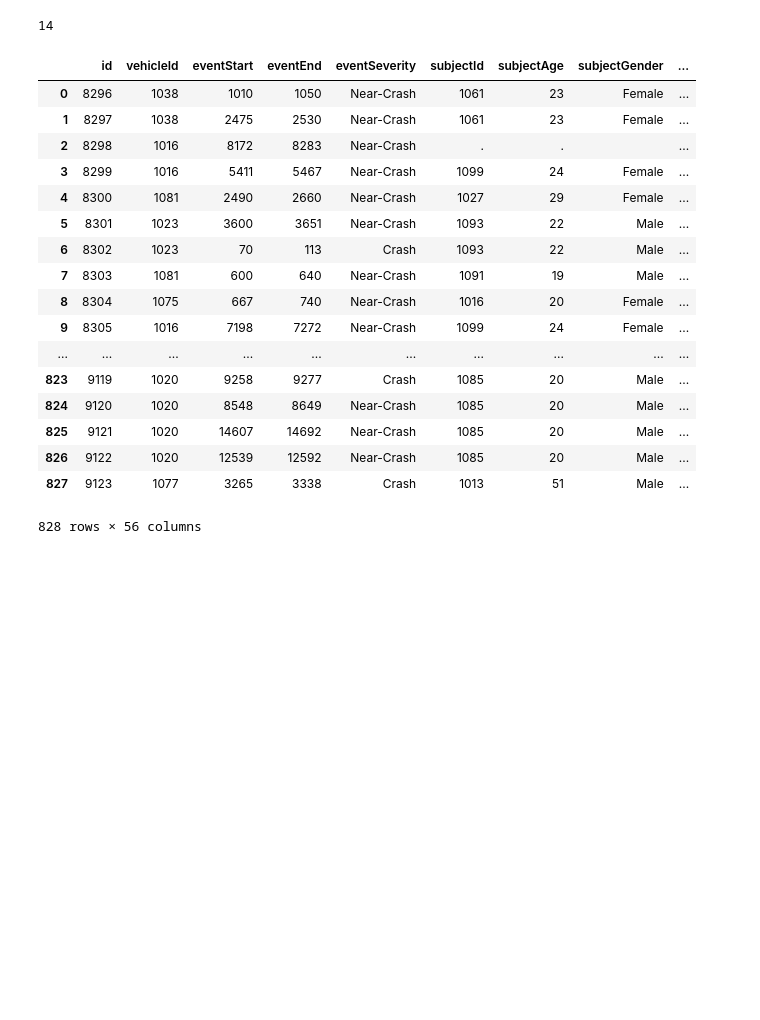
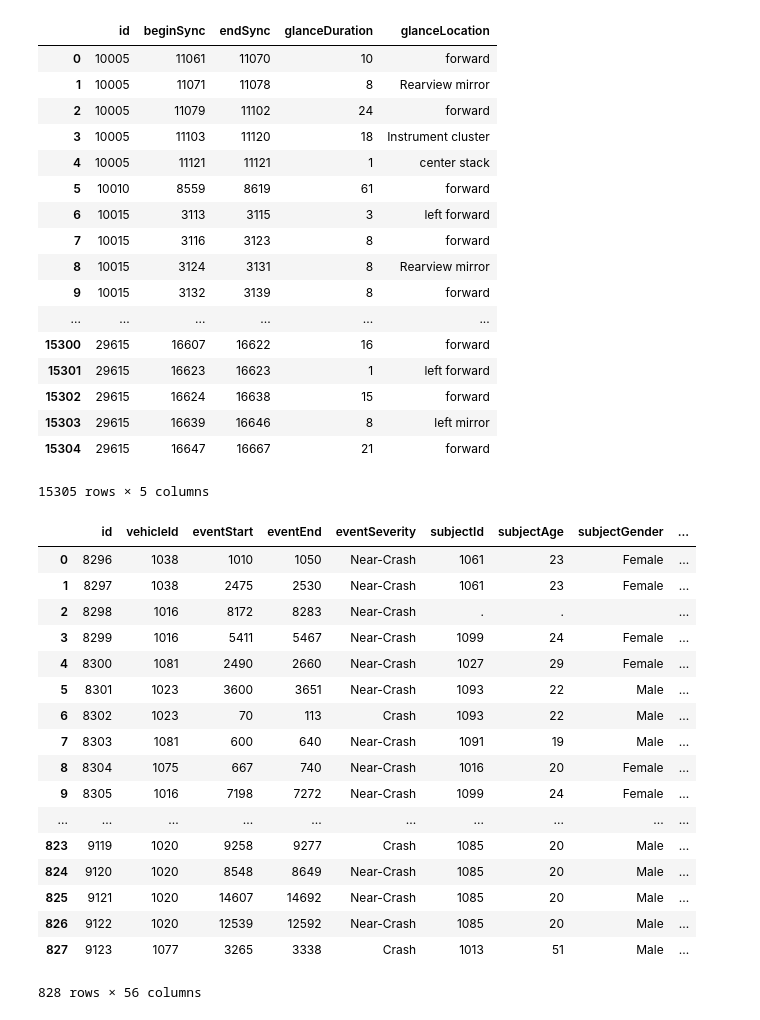
Before and after one commit to Vincentcent1/Markov-Glance, a Jupyter notebook: 100-Car Dataset/code/dataParser.ipynb, the cells around one changed output. Saved outputs shown, nothing was run; the diff lists cells and outputs as text; code cells hidden in the pictures; blank space fills up the shorter version.

```diff
--- a/100-Car Dataset/code/dataParser.ipynb
+++ b/100-Car Dataset/code/dataParser.ipynb
@@ -19,15 +38,35 @@ print(baseline_video_df[])
 # %%
 baseline_eyeglance = '../100CarBaselineEyeglanceData_v1_1/100CarBaselineEyeglanceData_v1_1.txt'
 baseline_eyeglance_df = cf.fileToDataFrame(baseline_eyeglance)
 baseline_eyeglance_column_names = ['id', 'beginSync', 'endSync', 'glanceDuration', 'glanceLocation']
 baseline_eyeglance_df.columns = baseline_eyeglance_column_names
+baseline_eyeglance_df
 # print (baseline_eyeglance_df)
+# %% [output]
+|  | id | beginSync | endSync | glanceDuration | glanceLocation |
+| 0 | 10005 | 11061 | 11070 | 10 | forward |
+| 1 | 10005 | 11071 | 11078 | 8 | Rearview mirror |
+| 2 | 10005 | 11079 | 11102 | 24 | forward |
+| 3 | 10005 | 11103 | 11120 | 18 | Instrument cluster |
+| 4 | 10005 | 11121 | 11121 | 1 | center stack |
+| 5 | 10010 | 8559 | 8619 | 61 | forward |
+| 6 | 10015 | 3113 | 3115 | 3 | left forward |
+| 7 | 10015 | 3116 | 3123 | 8 | forward |
+| 8 | 10015 | 3124 | 3131 | 8 | Rearview mirror |
+| 9 | 10015 | 3132 | 3139 | 8 | forward |
+| ... | ... | ... | ... | ... | ... |
+| 15300 | 29615 | 16607 | 16622 | 16 | forward |
+| 15301 | 29615 | 16623 | 16623 | 1 | left forward |
+| 15302 | 29615 | 16624 | 16638 | 15 | forward |
+| 15303 | 29615 | 16639 | 16646 | 8 | left mirror |
+| 15304 | 29615 | 16647 | 16667 | 21 | forward |
+15305 rows × 5 columns
 # %%
 event_video = '../100CarEventVideoReducedData_v1_5/100CarEventVideoReducedData_v1_5.txt'
 event_video_df = cf.fileToDataFrame(event_video)
 # print (event_video_df)
 event_video_df['driverImpairments'] = event_video_df.iloc[:,18:32].apply(lambda x: ','.join(x), axis=1).str.split(',')
-print len(event_video_df['driverImpairments'][0])
+# print len(event_video_df['driverImpairments'][0])
 event_video_df.drop(list(range(18,32)), axis = 1, inplace = True)
 # print event_video_df['distraction1']
 event_video_column_names = ['id','vehicleId','eventStart','eventEnd','eventSeverity','subjectId','subjectAge','subjectGender',
@@ -46,25 +85,24 @@ event_video_column_names = ['id','vehicleId','eventStart','eventEnd','eventSever
 event_video_df.columns = event_video_column_names
 event_video_df
 # %% [output]
+|  | id | vehicleId | eventStart | eventEnd | eventSeverity | subjectId | subjectAge | subjectGender | ... |
+| 0 | 8296 | 1038 | 1010 | 1050 | Near-Crash | 1061 | 23 | Female | ... |
+| 1 | 8297 | 1038 | 2475 | 2530 | Near-Crash | 1061 | 23 | Female | ... |
+| 2 | 8298 | 1016 | 8172 | 8283 | Near-Crash | . | . |  | ... |
+| 3 | 8299 | 1016 | 5411 | 5467 | Near-Crash | 1099 | 24 | Female | ... |
+| 4 | 8300 | 1081 | 2490 | 2660 | Near-Crash | 1027 | 29 | Female | ... |
+| 5 | 8301 | 1023 | 3600 | 3651 | Near-Crash | 1093 | 22 | Male | ... |
+| 6 | 8302 | 1023 | 70 | 113 | Crash | 1093 | 22 | Male | ... |
+| 7 | 8303 | 1081 | 600 | 640 | Near-Crash | 1091 | 19 | Male | ... |
+| 8 | 8304 | 1075 | 667 | 740 | Near-Crash | 1016 | 20 | Female | ... |
+| 9 | 8305 | 1016 | 7198 | 7272 | Near-Crash | 1099 | 24 | Female | ... |
+| ... | ... | ... | ... | ... | ... | ... | ... | ... | ... |
+| 823 | 9119 | 1020 | 9258 | 9277 | Crash | 1085 | 20 | Male | ... |
+| 824 | 9120 | 1020 | 8548 | 8649 | Near-Crash | 1085 | 20 | Male | ... |
+| 825 | 9121 | 1020 | 14607 | 14692 | Near-Crash | 1085 | 20 | Male | ... |
+| 826 | 9122 | 1020 | 12539 | 12592 | Near-Crash | 1085 | 20 | Male | ... |
+| 827 | 9123 | 1077 | 3265 | 3338 | Crash | 1013 | 51 | Male | ... |
-14
+828 rows × 56 columns
-|  | id | vehicleId | eventStart | eventEnd | eventSeverity | subjectId | subjectAge | subjectGender | ... |
-| 0 | 8296 | 1038 | 1010 | 1050 | Near-Crash | 1061 | 23 | Female | ... |
-| 1 | 8297 | 1038 | 2475 | 2530 | Near-Crash | 1061 | 23 | Female | ... |
-| 2 | 8298 | 1016 | 8172 | 8283 | Near-Crash | . | . |  | ... |
-| 3 | 8299 | 1016 | 5411 | 5467 | Near-Crash | 1099 | 24 | Female | ... |
-| 4 | 8300 | 1081 | 2490 | 2660 | Near-Crash | 1027 | 29 | Female | ... |
-| 5 | 8301 | 1023 | 3600 | 3651 | Near-Crash | 1093 | 22 | Male | ... |
-| 6 | 8302 | 1023 | 70 | 113 | Crash | 1093 | 22 | Male | ... |
-| 7 | 8303 | 1081 | 600 | 640 | Near-Crash | 1091 | 19 | Male | ... |
-| 8 | 8304 | 1075 | 667 | 740 | Near-Crash | 1016 | 20 | Female | ... |
-| 9 | 8305 | 1016 | 7198 | 7272 | Near-Crash | 1099 | 24 | Female | ... |
-| ... | ... | ... | ... | ... | ... | ... | ... | ... | ... |
-| 823 | 9119 | 1020 | 9258 | 9277 | Crash | 1085 | 20 | Male | ... |
-| 824 | 9120 | 1020 | 8548 | 8649 | Near-Crash | 1085 | 20 | Male | ... |
-| 825 | 9121 | 1020 | 14607 | 14692 | Near-Crash | 1085 | 20 | Male | ... |
-| 826 | 9122 | 1020 | 12539 | 12592 | Near-Crash | 1085 | 20 | Male | ... |
-| 827 | 9123 | 1077 | 3265 | 3338 | Crash | 1013 | 51 | Male | ... |
-828 rows × 56 columns
 # %%
 event_eyeglance = '../100CarEventEyeglanceData_v1_3/100CarEventEyeglanceData_v1_3.txt'
 event_eyeglance_df = cf.fileToDataFrame(event_eyeglance)
```
Also changed, not shown: parts of 3 cells of this notebook, 3 other files.
